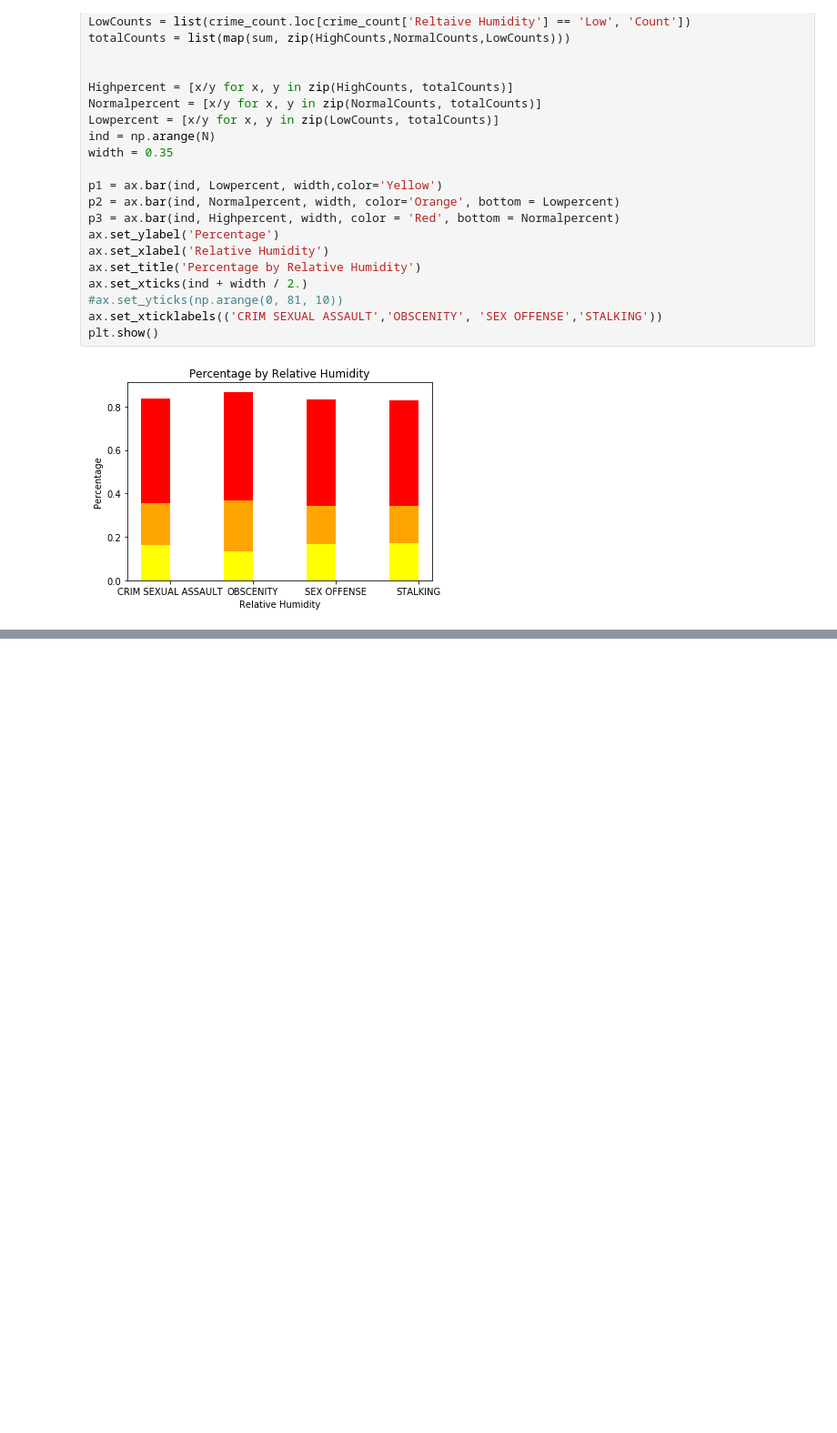
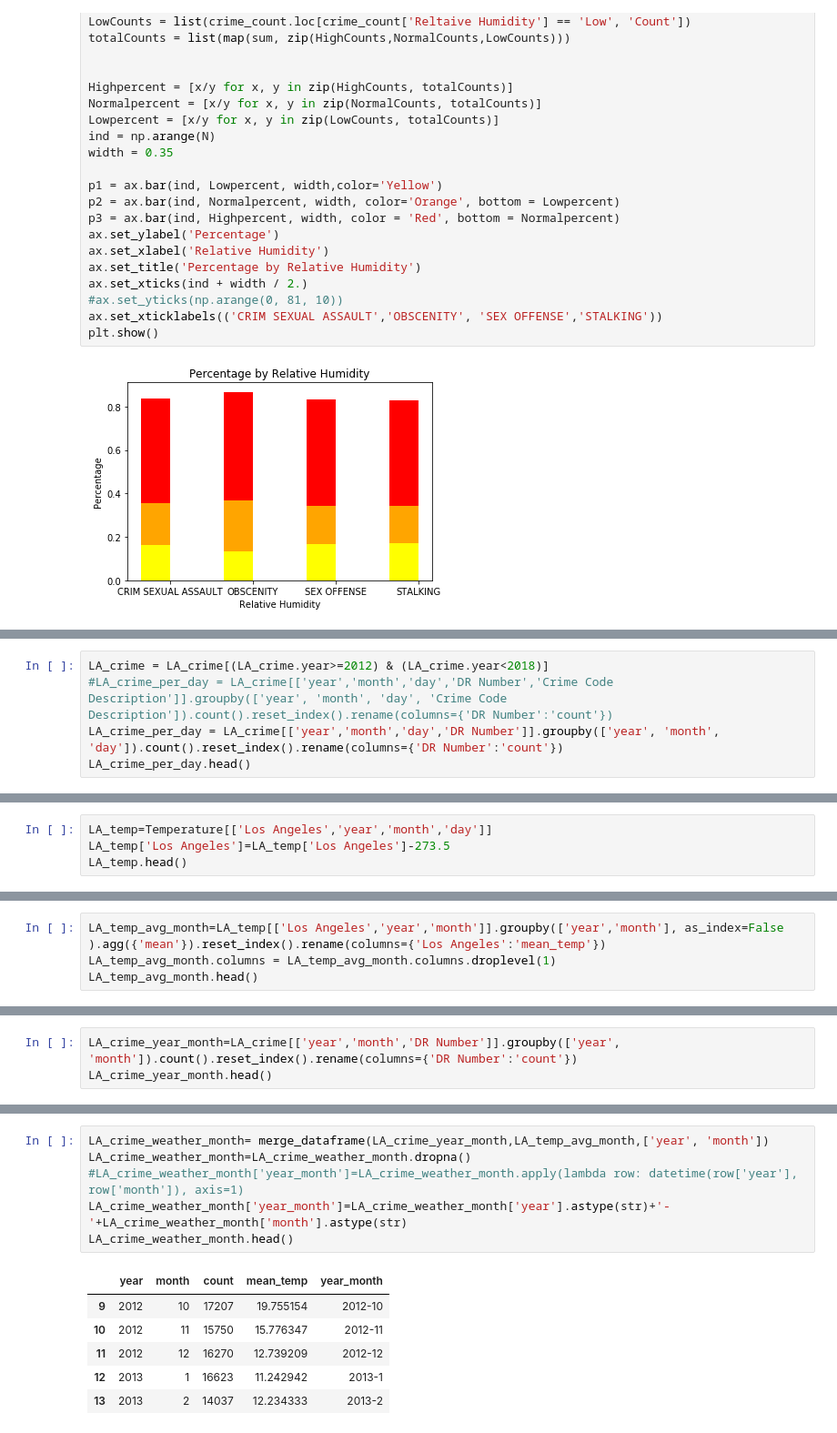
Before and after one commit to AprilW048/Final_Project, a Jupyter notebook: Weatherindex_and_Crime.ipynb, the cells around one changed output, grey strips where cells are left out. Shown: that part at 91% size. Saved outputs shown, nothing was run; the diff lists cells and outputs as text; blank space fills up the shorter version.

```diff
--- a/Weatherindex_and_Crime.ipynb
+++ b/Weatherindex_and_Crime.ipynb
@@ -570,0 +618,5 @@ plt.show()
+# %%
+LA_crime = LA_crime[(LA_crime.year>=2012) & (LA_crime.year<2018)]
+#LA_crime_per_day = LA_crime[['year','month','day','DR Number','Crime Code Description']].groupby(['year', 'month', 'day', 'Crime Code Description']).count().reset_index().rename(columns={'DR Number':'count'})
+LA_crime_per_day = LA_crime[['year','month','day','DR Number']].groupby(['year', 'month', 'day']).count().reset_index().rename(columns={'DR Number':'count'})
+LA_crime_per_day.head()
@@ -570,0 +630,4 @@ plt.show()
+# %%
+LA_temp=Temperature[['Los Angeles','year','month','day']]
+LA_temp['Los Angeles']=LA_temp['Los Angeles']-273.5
+LA_temp.head()
@@ -570,0 +645,4 @@ plt.show()
+# %%
+LA_temp_avg_month=LA_temp[['Los Angeles','year','month']].groupby(['year','month'], as_index=False ).agg({'mean'}).reset_index().rename(columns={'Los Angeles':'mean_temp'})
+LA_temp_avg_month.columns = LA_temp_avg_month.columns.droplevel(1)
+LA_temp_avg_month.head()
@@ -570,0 +656,3 @@ plt.show()
+# %%
+LA_crime_year_month=LA_crime[['year','month','DR Number']].groupby(['year', 'month']).count().reset_index().rename(columns={'DR Number':'count'})
+LA_crime_year_month.head()
@@ -570,0 +666,13 @@ plt.show()
+# %%
+LA_crime_weather_month= merge_dataframe(LA_crime_year_month,LA_temp_avg_month,['year', 'month'])
+LA_crime_weather_month=LA_crime_weather_month.dropna()
+#LA_crime_weather_month['year_month']=LA_crime_weather_month.apply(lambda row: datetime(row['year'], row['month']), axis=1)
+LA_crime_weather_month['year_month']=LA_crime_weather_month['year'].astype(str)+'-'+LA_crime_weather_month['month'].astype(str)
+LA_crime_weather_month.head()
+# %% [output]
+|  | year | month | count | mean_temp | year_month |
+| 9 | 2012 | 10 | 17207 | 19.755154 | 2012-10 |
+| 10 | 2012 | 11 | 15750 | 15.776347 | 2012-11 |
+| 11 | 2012 | 12 | 16270 | 12.739209 | 2012-12 |
+| 12 | 2013 | 1 | 16623 | 11.242942 | 2013-1 |
+| 13 | 2013 | 2 | 14037 | 12.234333 | 2013-2 |
```
Also changed, not shown: parts of 18 cells of this notebook.
